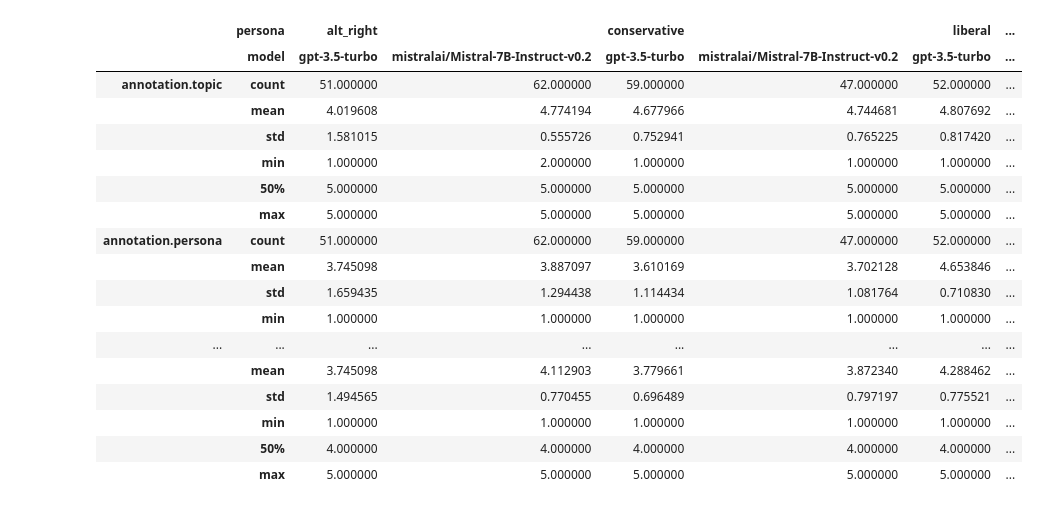
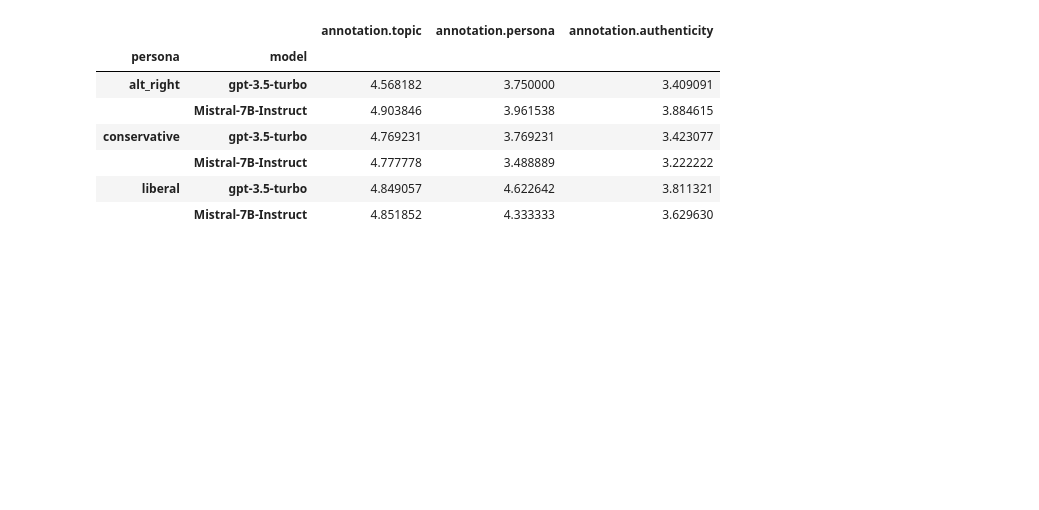
Before and after one commit to cl-trier/TWON-Agents, a Jupyter notebook: experiments/Etmaal-2024/0.3-Data-Analysis.ipynb, the cells around one changed output. Saved outputs shown, nothing was run; the diff lists cells and outputs as text; code cells hidden in the pictures; blank space fills up the shorter version.

```diff
--- a/experiments/Etmaal-2024/0.3-Data-Analysis.ipynb
+++ b/experiments/Etmaal-2024/0.3-Data-Analysis.ipynb
@@ -4,16 +5,28 @@ import json
 import pandas as pd
 import seaborn as sns
 # %%
-DATA_PATH: str = './annotated/dataset.german.json'
+DATA_PATH: str = './annotated'
+OUT_PATH: str = './figures'
+N: int = 100  # number of samples per language
+
+LANG_ORDER: list = ['Dutch', 'German', 'English']
 # %%
 dataset: pd.DataFrame = (
-    pd.json_normalize(json.load(open(DATA_PATH, 'r')))
+    pd.concat([
+        pd.json_normalize(json.load(open(file, 'r')))
+        for file in glob.glob(f'{DATA_PATH}/*.json')
+    ])
     .set_index('id')
     .astype({
         'persona': 'category', 'model': 'category',
         'topic': 'category', 'platform': 'category',
         'language': 'category'
     })
+    .dropna()
+    .replace({
+        'mistralai/Mistral-7B-Instruct-v0.2': 'Mistral-7B-Instruct'
+    })
 )
+display(f'Number of annotated samples {len(dataset)}')
 dataset
 # %% [output]
@@ -33,0 +48,12 @@ dataset
+# %%
+stratified_dataset = (
+    dataset
+    .groupby(
+        'language',
+        group_keys=False,
+        observed=True
+    )
+    .sample(n=N)
+)
+display(f'Length of stratified (over languages) dataset {len(stratified_dataset)}')
+stratified_dataset
@@ -59,22 +126,20 @@ sns.violinplot(data=dataset, x="model", y="annotation.authenticity", inner="quar
 # %%
-dataset.groupby(['persona', 'model'], observed=False).describe(percentiles=[]).T
+(
+    stratified_dataset
+    .groupby(['persona', 'model'], observed=False)
+    .describe(percentiles=[])
+    .loc[:, (slice(None), ['mean'])]
+    .T
+    .droplevel(level=1)
+    .T
+)
 # %% [output]
-|  | persona | alt_right |  | conservative |  | liberal | ... |
-|  | model | gpt-3.5-turbo | mistralai/Mistral-7B-Instruct-v0.2 | gpt-3.5-turbo | mistralai/Mistral-7B-Instruct-v0.2 | gpt-3.5-turbo | ... |
-| annotation.topic | count | 51.000000 | 62.000000 | 59.000000 | 47.000000 | 52.000000 | ... |
-|  | mean | 4.019608 | 4.774194 | 4.677966 | 4.744681 | 4.807692 | ... |
-|  | std | 1.581015 | 0.555726 | 0.752941 | 0.765225 | 0.817420 | ... |
-|  | min | 1.000000 | 2.000000 | 1.000000 | 1.000000 | 1.000000 | ... |
-|  | 50% | 5.000000 | 5.000000 | 5.000000 | 5.000000 | 5.000000 | ... |
-|  | max | 5.000000 | 5.000000 | 5.000000 | 5.000000 | 5.000000 | ... |
-| annotation.persona | count | 51.000000 | 62.000000 | 59.000000 | 47.000000 | 52.000000 | ... |
-|  | mean | 3.745098 | 3.887097 | 3.610169 | 3.702128 | 4.653846 | ... |
-|  | std | 1.659435 | 1.294438 | 1.114434 | 1.081764 | 0.710830 | ... |
-|  | min | 1.000000 | 1.000000 | 1.000000 | 1.000000 | 1.000000 | ... |
-| ... | ... | ... | ... | ... | ... | ... | ... |
-|  | mean | 3.745098 | 4.112903 | 3.779661 | 3.872340 | 4.288462 | ... |
-|  | std | 1.494565 | 0.770455 | 0.696489 | 0.797197 | 0.775521 | ... |
-|  | min | 1.000000 | 1.000000 | 1.000000 | 1.000000 | 1.000000 | ... |
-|  | 50% | 4.000000 | 4.000000 | 4.000000 | 4.000000 | 4.000000 | ... |
-|  | max | 5.000000 | 5.000000 | 5.000000 | 5.000000 | 5.000000 | ... |
+|  |  | annotation.topic | annotation.persona | annotation.authenticity |
+| persona | model |  |  |  |
+| alt_right | gpt-3.5-turbo | 4.568182 | 3.750000 | 3.409091 |
+|  | Mistral-7B-Instruct | 4.903846 | 3.961538 | 3.884615 |
+| conservative | gpt-3.5-turbo | 4.769231 | 3.769231 | 3.423077 |
+|  | Mistral-7B-Instruct | 4.777778 | 3.488889 | 3.222222 |
+| liberal | gpt-3.5-turbo | 4.849057 | 4.622642 | 3.811321 |
+|  | Mistral-7B-Instruct | 4.851852 | 4.333333 | 3.629630 |
 # %%
```
Also changed, not shown: parts of 15 cells of this notebook, 8 other files.
